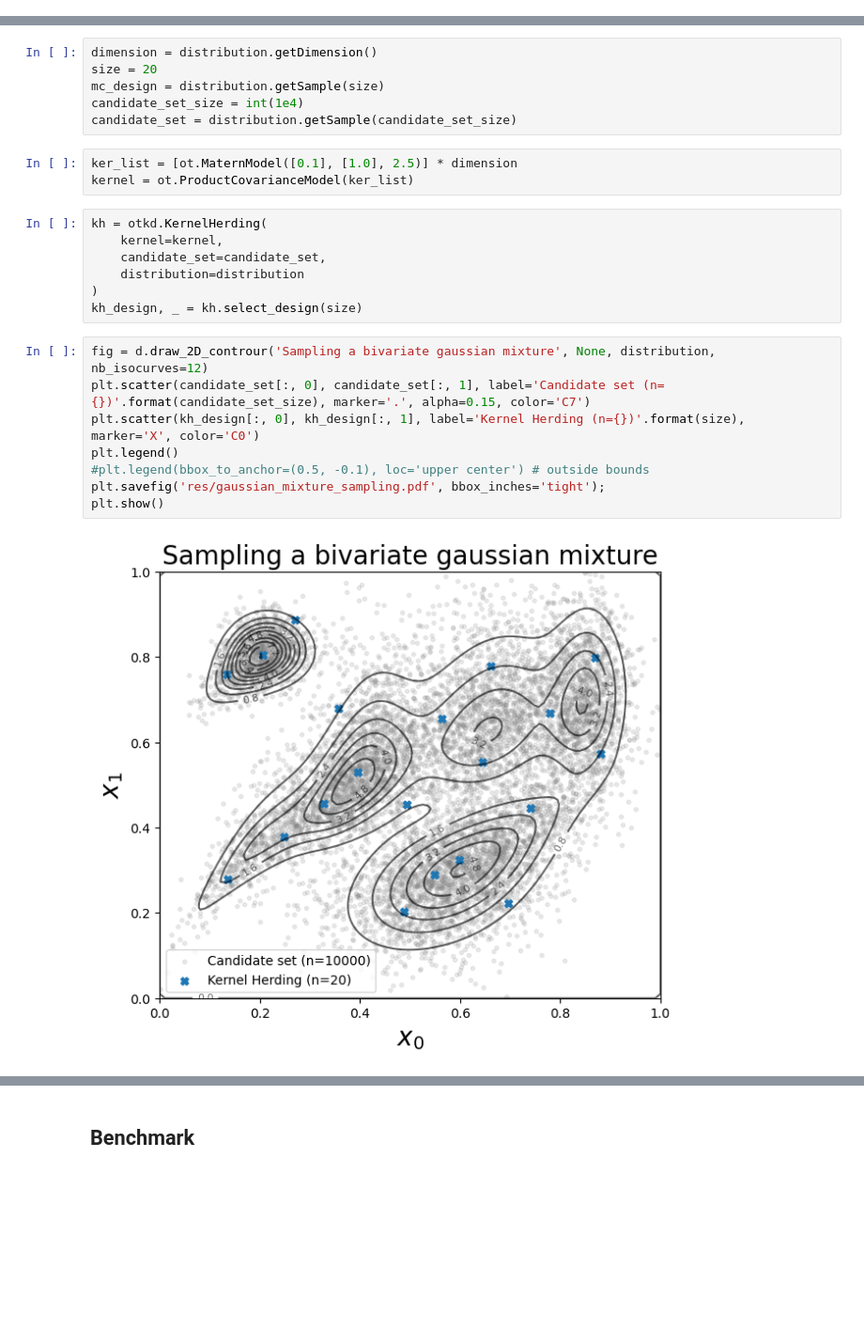
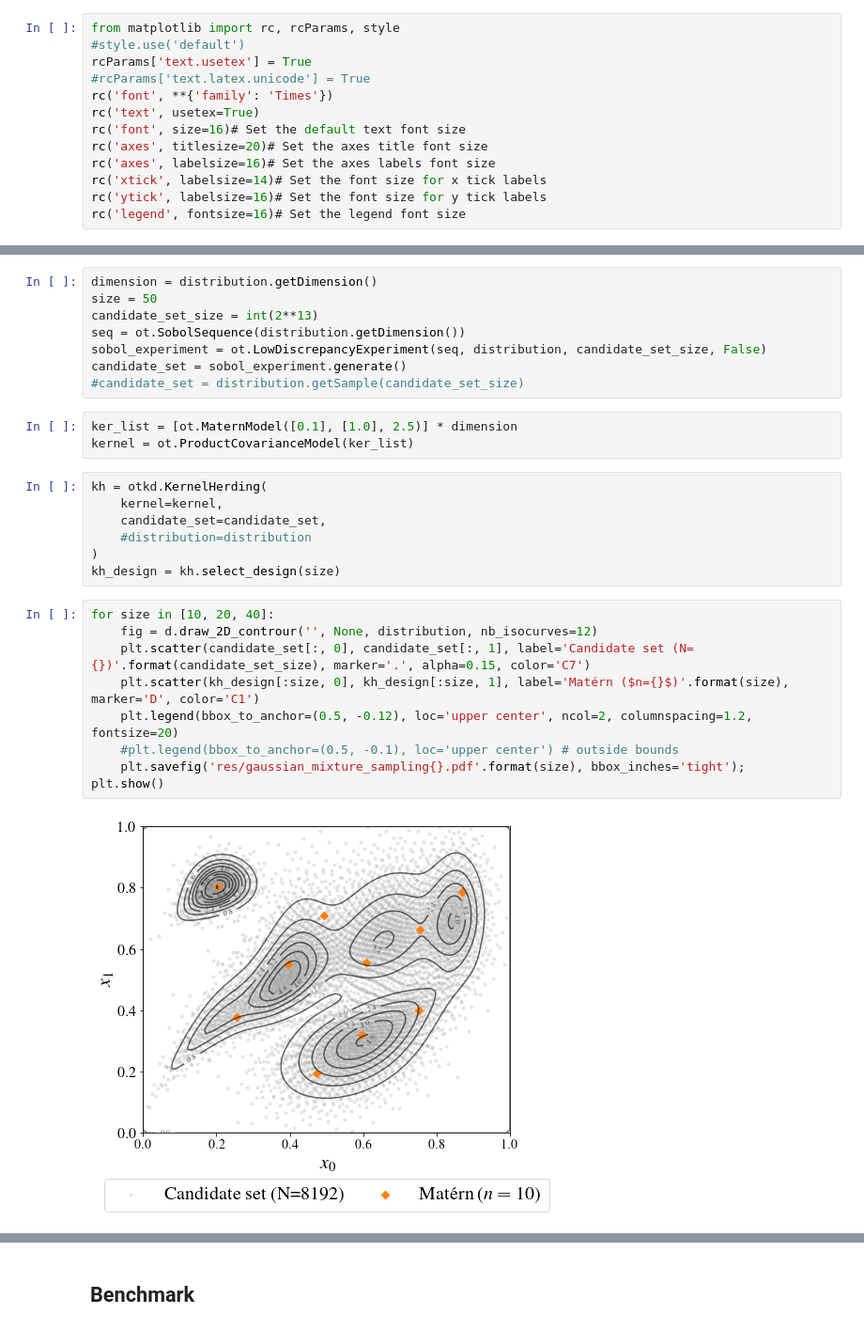
Before and after one commit to efekhari27/ctbenchmark, a Jupyter notebook: DataCentric/gaussian_mixture.ipynb, the cells around one changed output, grey strips where cells are left out. Shown at 94% size. Saved outputs shown, nothing was run; the diff lists cells and outputs as text; blank space fills up the shorter version.

```diff
--- a/DataCentric/gaussian_mixture.ipynb
+++ b/DataCentric/gaussian_mixture.ipynb
@@ -6,6 +7,19 @@ import openturns as ot
 import matplotlib.pyplot as plt
 import ctbenchmark as ctb
 import otkerneldesign as otkd
+# %%
+from matplotlib import rc, rcParams, style
+#style.use('default')
+rcParams['text.usetex'] = True
+#rcParams['text.latex.unicode'] = True
+rc('font', **{'family': 'Times'})
+rc('text', usetex=True)
+rc('font', size=16)# Set the default text font size
+rc('axes', titlesize=20)# Set the axes title font size
+rc('axes', labelsize=16)# Set the axes labels font size
+rc('xtick', labelsize=14)# Set the font size for x tick labels
+rc('ytick', labelsize=16)# Set the font size for y tick labels
+rc('legend', fontsize=16)# Set the legend font size
 # %%
 import scipy.io
 mat = scipy.io.loadmat('yutian_mixture.mat')
@@ -24,9 +42,11 @@ fig = d.draw_2D_controur('Gaussian mixture', None, distribution, nb_isocurves=12
 # %%
 dimension = distribution.getDimension()
-size = 20
-mc_design = distribution.getSample(size)
-candidate_set_size = int(1e4)
-candidate_set = distribution.getSample(candidate_set_size)
+size = 50
+candidate_set_size = int(2**13)
+seq = ot.SobolSequence(distribution.getDimension())
+sobol_experiment = ot.LowDiscrepancyExperiment(seq, distribution, candidate_set_size, False)
+candidate_set = sobol_experiment.generate()
+#candidate_set = distribution.getSample(candidate_set_size)
 # %%
 ker_list = [ot.MaternModel([0.1], [1.0], 2.5)] * dimension
 kernel = ot.ProductCovarianceModel(ker_list)
@@ -34,16 +54,17 @@ kernel = ot.ProductCovarianceModel(ker_list)
 kh = otkd.KernelHerding(
     kernel=kernel,
     candidate_set=candidate_set,
-    distribution=distribution
+    #distribution=distribution
 )
-kh_design, _ = kh.select_design(size)
+kh_design = kh.select_design(size)
 # %%
-fig = d.draw_2D_controur('Sampling a bivariate gaussian mixture', None, distribution, nb_isocurves=12)
-plt.scatter(candidate_set[:, 0], candidate_set[:, 1], label='Candidate set (n={})'.format(candidate_set_size), marker='.', alpha=0.15, color='C7')
-plt.scatter(kh_design[:, 0], kh_design[:, 1], label='Kernel Herding (n={})'.format(size), marker='X', color='C0')
-plt.legend()
-#plt.legend(bbox_to_anchor=(0.5, -0.1), loc='upper center') # outside bounds
-plt.savefig('res/gaussian_mixture_sampling.pdf', bbox_inches='tight');
+for size in [10, 20, 40]:
+    fig = d.draw_2D_controur('', None, distribution, nb_isocurves=12)
+    plt.scatter(candidate_set[:, 0], candidate_set[:, 1], label='Candidate set (N={})'.format(candidate_set_size), marker='.', alpha=0.15, color='C7')
+    plt.scatter(kh_design[:size, 0], kh_design[:size, 1], label='Matérn ($n={}$)'.format(size), marker='D', color='C1')
+    plt.legend(bbox_to_anchor=(0.5, -0.12), loc='upper center', ncol=2, columnspacing=1.2, fontsize=20)
+    #plt.legend(bbox_to_anchor=(0.5, -0.1), loc='upper center') # outside bounds
+    plt.savefig('res/gaussian_mixture_sampling{}.pdf'.format(size), bbox_inches='tight');
 plt.show()
 # %% [output]
-[figure, old version]
+[figure, new version]
```
Also changed, not shown: parts of 14 cells of this notebook, 46 other files.
